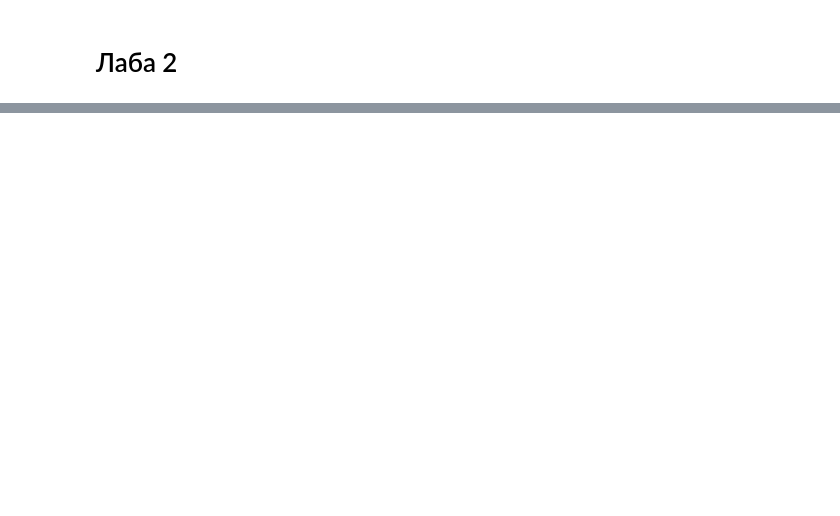
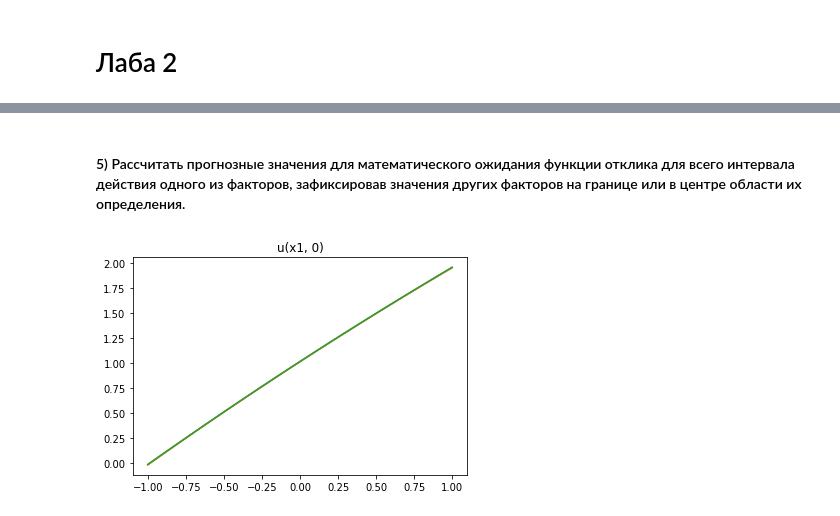
Before and after one commit to AlexandrPetrovichev/SMAD, a Jupyter notebook: SMAD 1-2 laba.ipynb, the cells around one changed output, grey strips where cells are left out. Saved outputs shown, nothing was run; the diff lists cells and outputs as text; code cells hidden in the pictures; blank space fills up the shorter version.

```diff
--- a/SMAD 1-2 laba.ipynb
+++ b/SMAD 1-2 laba.ipynb
@@ -141,0 +200,3 @@ print(F)
+# %%
+#n=100 m=6 квантиль распределение Стьюдента = 1.9850
+t=1.950
@@ -141,0 +296,22 @@ print(F)
+# %% [markdown]
+#### 5)  Рассчитать прогнозные значения для математического ожидания функции отклика для всего интервала действия одного из факторов, зафиксировав значения других факторов на границе или в центре области их определения.
+# %%
+sigma_nu = lambda x1, x2 : sigma2*float(f(x1,x2).dot(np.linalg.inv(X.dot(X.T)).dot(np.matrix(f(x1,x2)).T)))**0.5
+# %%
+def sigma_nu (x1, x2) :
+    return sigma2*np.array(f(x1,x2)*np.linalg.inv(X.dot(X.T))*np.matrix(f(x1,x2)).T)
+# %%
+nu = lambda x1, x2, Q : sum(np.array([1*Q[0], x1*Q[1], x1**2*Q[2], x2**2*Q[3], x2*Q[4], x1 * x2*Q[5]]))
+nu_min = lambda x1, x2, Q : np.float64(nu(x1,x2,Q) - t*(sigma_nu(x1,x2)[0][0]))
+nu_max = lambda x1, x2, Q : np.float64(nu(x1,x2,Q) + t*(sigma_nu(x1,x2)[0][0]))
+# %%
+fig = plt.subplots()
+x = np.linspace(-1, 1,100)
+
+plt.plot(x, nu(x, 0,np.array(QT)))
+plt.plot(x, nu_min(x, 0,np.array(QT)))
+plt.plot(x, nu_max(x, 0,np.array(QT)))
+plt.title('u(x1, 0)')
+plt.show()
+# %% [output]
+[figure, added]
```
Also changed, not shown: parts of 46 cells of this notebook.
